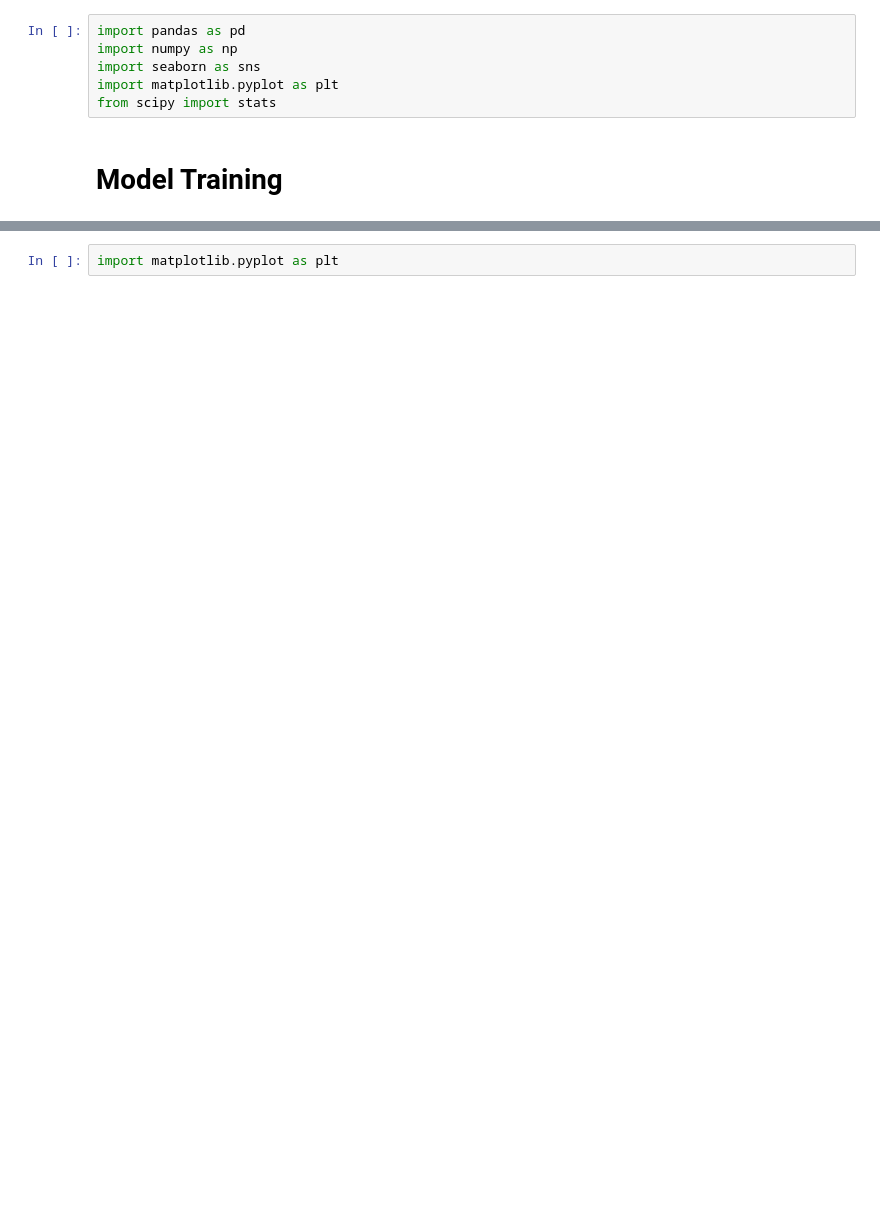
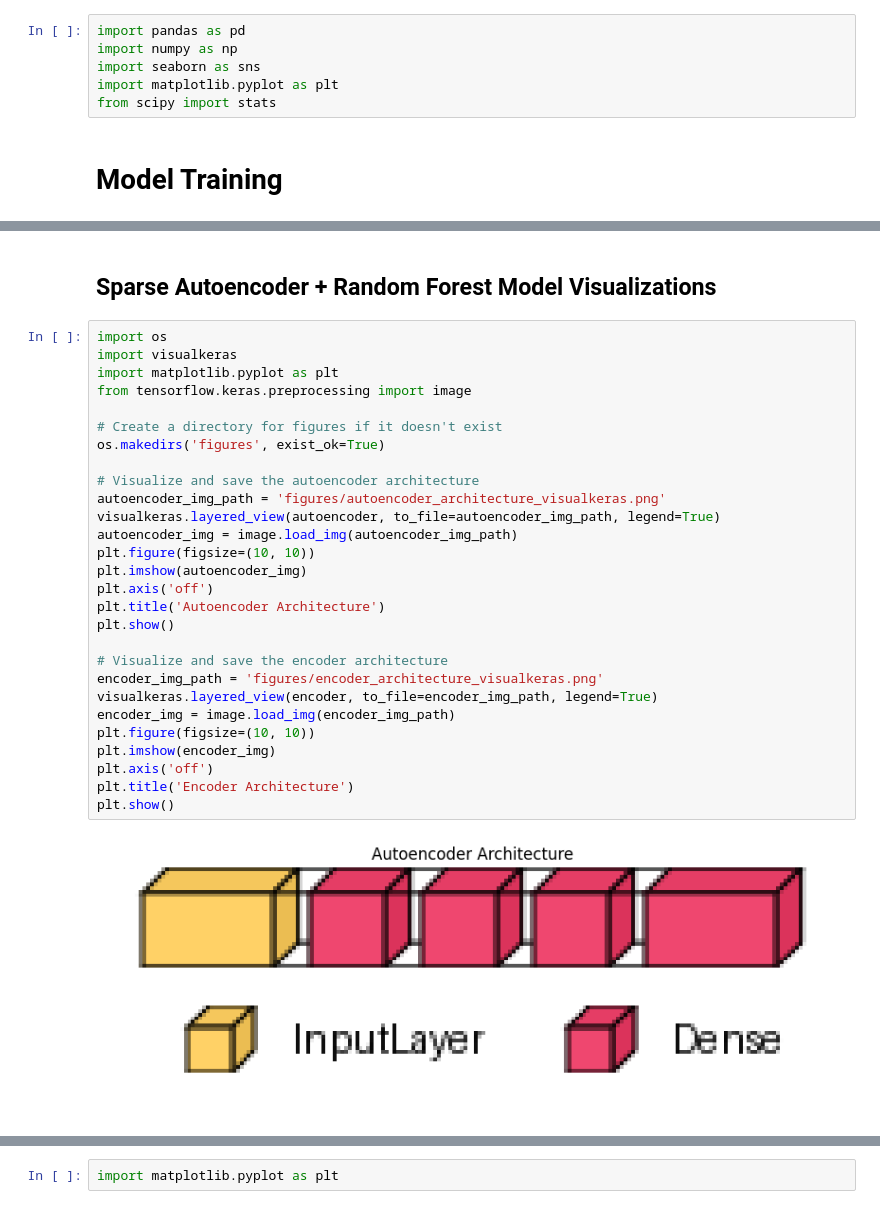
Before and after one commit to KaxitPandya/699-Project, a Jupyter notebook: ECE_699A_MZ.ipynb, the cells around one changed output, grey strips where cells are left out. Drawn from its saved outputs; the diff is of its cells as text; blank space fills up the shorter version.

```diff
--- a/ECE_699A_MZ.ipynb
+++ b/ECE_699A_MZ.ipynb
@@ -103,0 +162,32 @@ r2_score_list
+# %% [markdown]
+## Sparse Autoencoder + Random Forest Model Visualizations
+# %%
+import os
+import visualkeras
+import matplotlib.pyplot as plt
+from tensorflow.keras.preprocessing import image
+
+# Create a directory for figures if it doesn't exist
+os.makedirs('figures', exist_ok=True)
+
+# Visualize and save the autoencoder architecture
+autoencoder_img_path = 'figures/autoencoder_architecture_visualkeras.png'
+visualkeras.layered_view(autoencoder, to_file=autoencoder_img_path, legend=True)
+autoencoder_img = image.load_img(autoencoder_img_path)
+plt.figure(figsize=(10, 10))
+plt.imshow(autoencoder_img)
+plt.axis('off')
+plt.title('Autoencoder Architecture')
+plt.show()
+
+# Visualize and save the encoder architecture
+encoder_img_path = 'figures/encoder_architecture_visualkeras.png'
+visualkeras.layered_view(encoder, to_file=encoder_img_path, legend=True)
+encoder_img = image.load_img(encoder_img_path)
+plt.figure(figsize=(10, 10))
+plt.imshow(encoder_img)
+plt.axis('off')
+plt.title('Encoder Architecture')
+plt.show()
+# %% [output]
+[figure, added]
```
Also changed, not shown: parts of 24 cells of this notebook, 1 other file.
